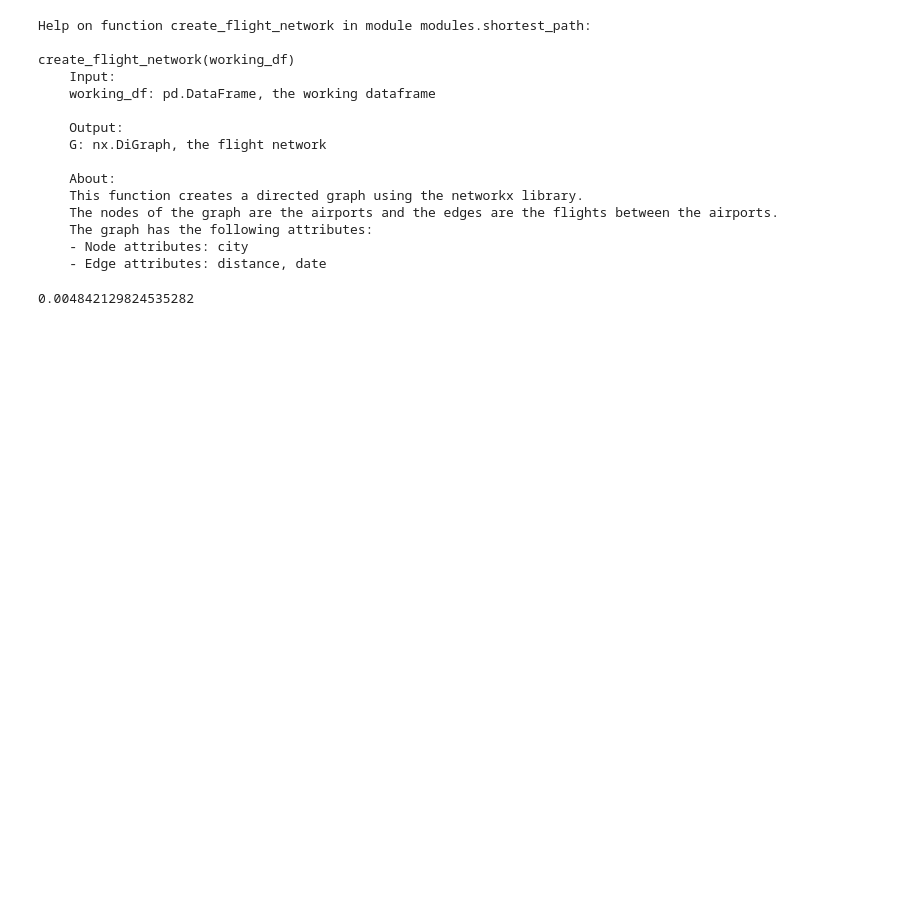
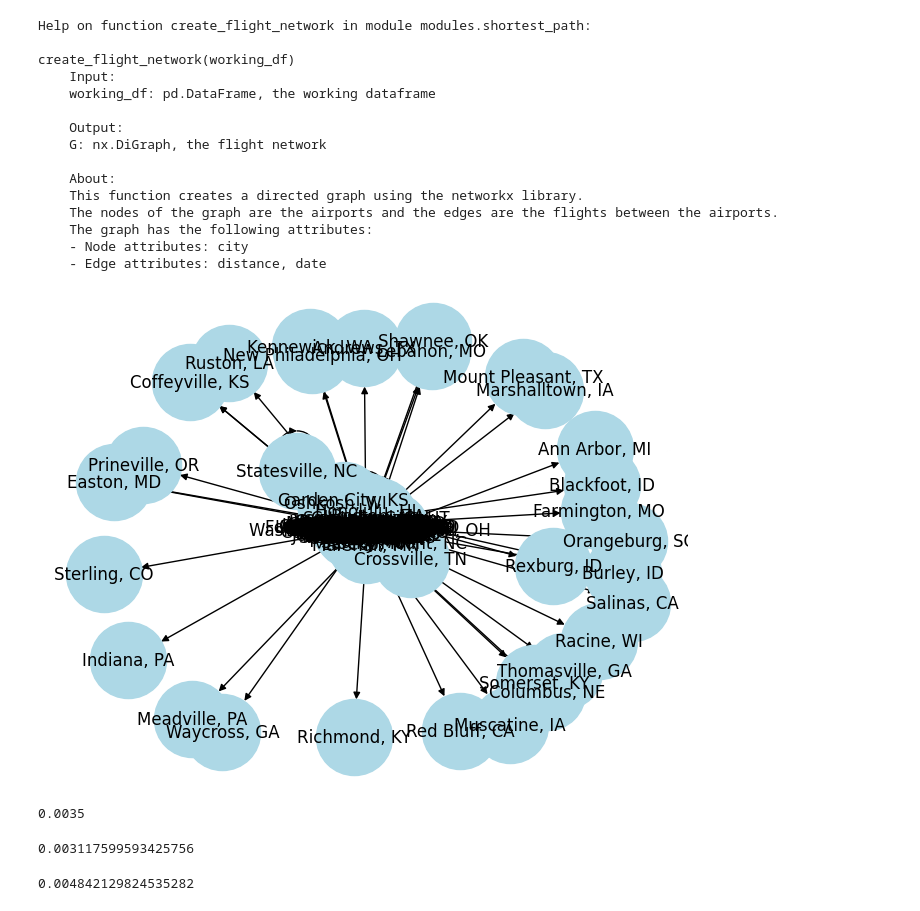
Before and after one commit to gmaurer08/ADM-HW5, a Jupyter notebook: q3_ali.ipynb, the cells around one changed output. Cells and saved outputs as stored; diff of their text form; code cells hidden in the pictures; blank space fills up the shorter version.

```diff
--- a/q3_ali.ipynb
+++ b/q3_ali.ipynb
@@ -131,3 +133,10 @@ import math
+# %%
+city_max_distance_df = working_df.loc[working_df.groupby(['Origin_city', 'Destination_city'])['Distance'].idxmax()]
+flight_network = modules.shortest_path.create_city_flight_network(city_max_distance_df)
+
+nx.draw(flight_network.to_networkx_digraph(), with_labels=True, node_color="lightblue", node_size=3000)
+# %% [output]
+[figure, added]
 # %%
 def degree_centrality(G, node):
     '''
@@ -289,4 +298,12 @@ def pagerank(G, node, a=0.5, seed=42, T=10000):
         Pagerank[u] = freq[u] / T
 
     return Pagerank[node]
+# %%
+pagerank(flight_network,'LGA')
+# %% [output]
+0.0035
+# %%
+nx.pagerank(flight_network)['LGA']
+# %% [output]
+0.003117599593425756
 # %%
```
Also changed, not shown: parts of 7 cells of this notebook, 3 other files.
